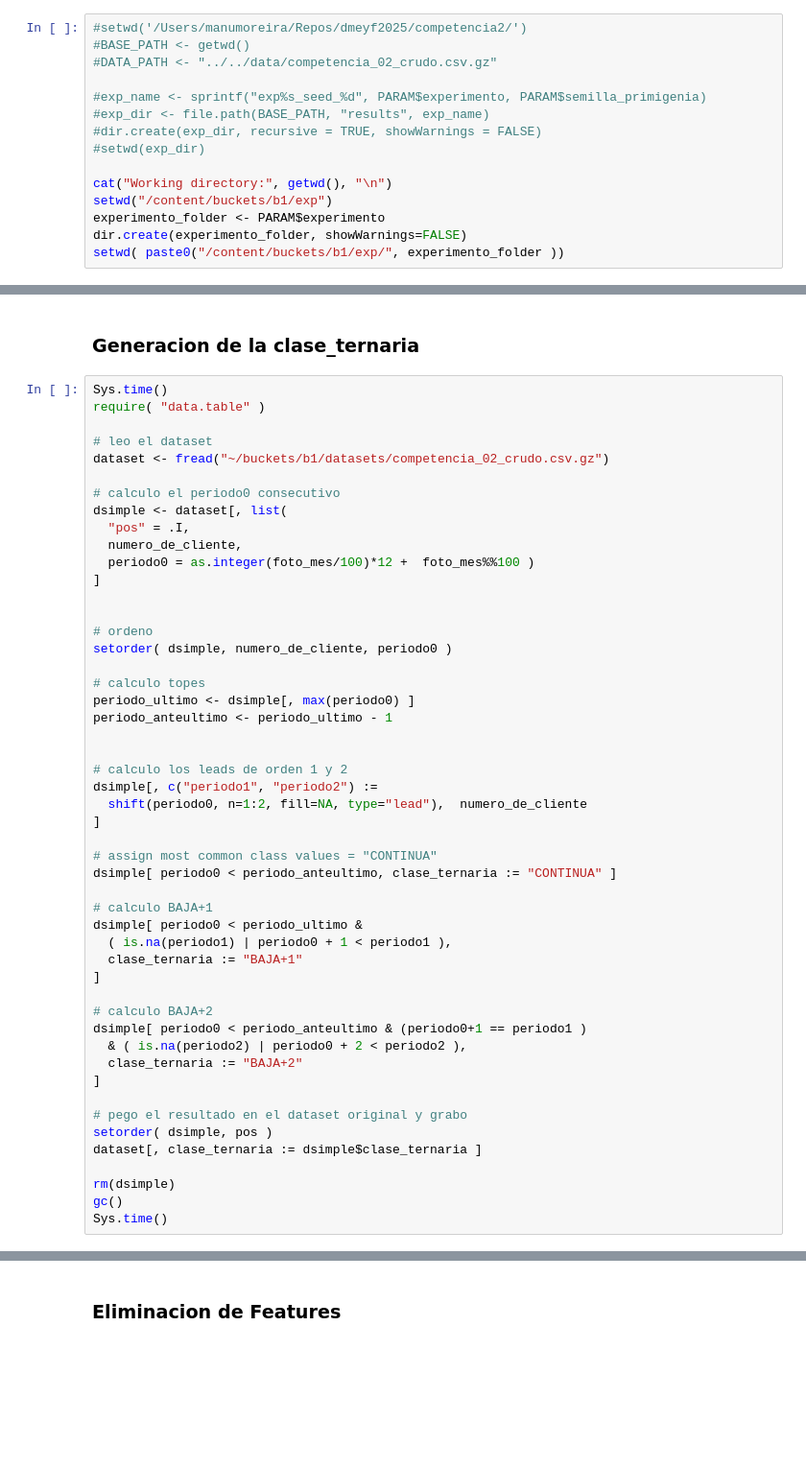
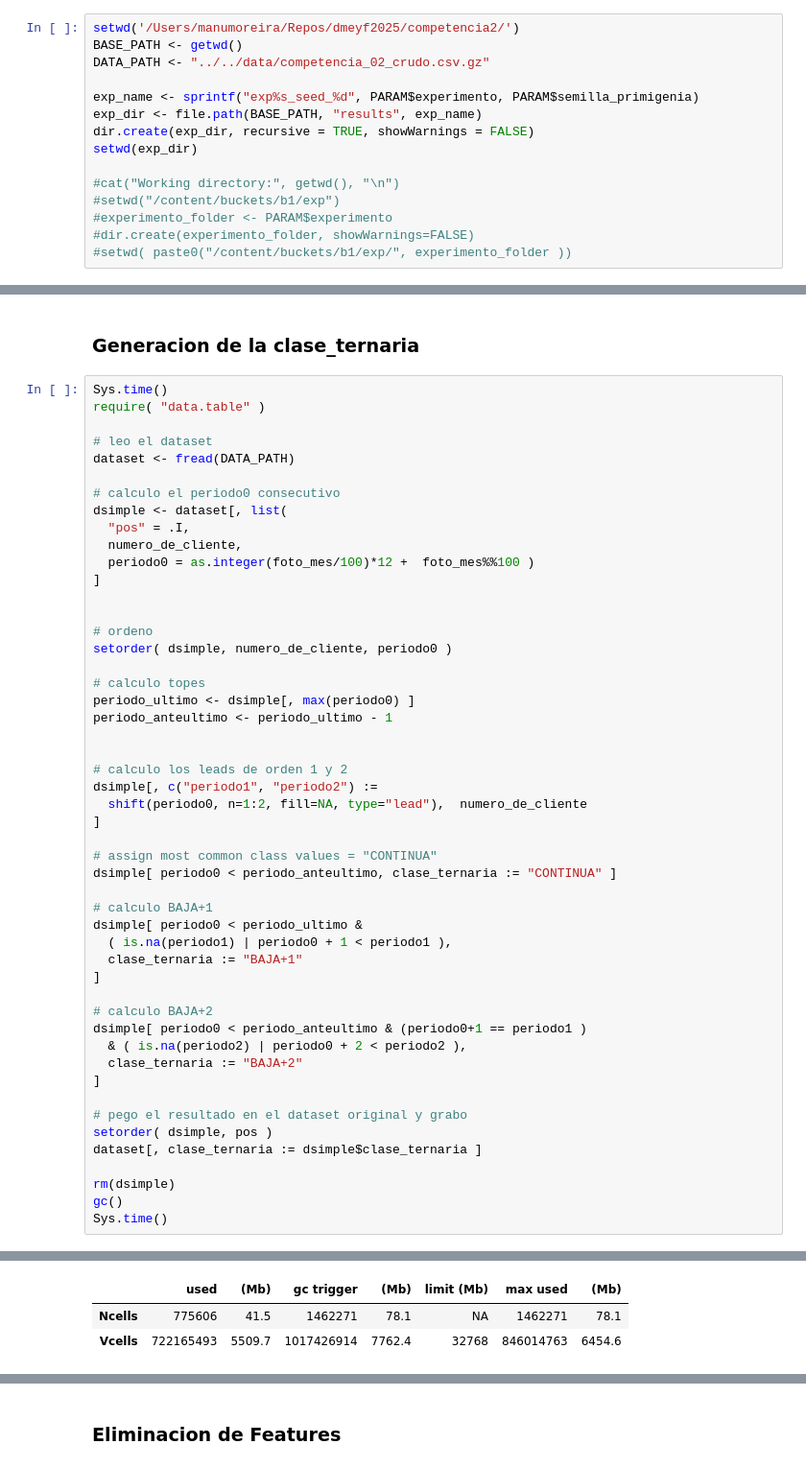
Before and after one commit to manumoreira/dmeyf2025, a Jupyter notebook: competencia2/notebooks/workflow-jueves.Exp5.ipynb, the cells around one changed output, grey strips where cells are left out. Shown at 96% size. Saved outputs shown, nothing was run; the diff lists cells and outputs as text; blank space fills up the shorter version.

```diff
--- a/competencia2/notebooks/workflow-jueves.Exp5.ipynb
+++ b/competencia2/notebooks/workflow-jueves.Exp5.ipynb
@@ -19,20 +25,20 @@ PARAM <- list()
 PARAM$experimento <- "5.0"
 PARAM$semilla_primigenia <- 450343
 # %%
-#setwd('/Users/manumoreira/Repos/dmeyf2025/competencia2/')
-#BASE_PATH <- getwd()
-#DATA_PATH <- "../../data/competencia_02_crudo.csv.gz"
+setwd('/Users/manumoreira/Repos/dmeyf2025/competencia2/')
+BASE_PATH <- getwd()
+DATA_PATH <- "../../data/competencia_02_crudo.csv.gz"
 
-#exp_name <- sprintf("exp%s_seed_%d", PARAM$experimento, PARAM$semilla_primigenia)
-#exp_dir <- file.path(BASE_PATH, "results", exp_name)
-#dir.create(exp_dir, recursive = TRUE, showWarnings = FALSE)
-#setwd(exp_dir)
+exp_name <- sprintf("exp%s_seed_%d", PARAM$experimento, PARAM$semilla_primigenia)
+exp_dir <- file.path(BASE_PATH, "results", exp_name)
+dir.create(exp_dir, recursive = TRUE, showWarnings = FALSE)
+setwd(exp_dir)
 
-cat("Working directory:", getwd(), "\n")
-setwd("/content/buckets/b1/exp")
-experimento_folder <- PARAM$experimento
-dir.create(experimento_folder, showWarnings=FALSE)
-setwd( paste0("/content/buckets/b1/exp/", experimento_folder ))
+#cat("Working directory:", getwd(), "\n")
+#setwd("/content/buckets/b1/exp")
+#experimento_folder <- PARAM$experimento
+#dir.create(experimento_folder, showWarnings=FALSE)
+#setwd( paste0("/content/buckets/b1/exp/", experimento_folder ))
 # %% [markdown]
 ## Preprocesamiento
 # %% [markdown]
@@ -42,7 +48,7 @@ Sys.time()
 require( "data.table" )
 
 # leo el dataset
-dataset <- fread("~/buckets/b1/datasets/competencia_02_crudo.csv.gz")
+dataset <- fread(DATA_PATH)
 
 # calculo el periodo0 consecutivo
 dsimple <- dataset[, list(
@@ -87,3 +93,4 @@ dataset[, clase_ternaria := dsimple$clase_ternaria ]
 rm(dsimple)
 gc()
 Sys.time()
+# %% [output]
@@ -89,0 +100,3 @@ Sys.time()
+|  | used | (Mb) | gc trigger | (Mb) | limit (Mb) | max used | (Mb) |
+| Ncells | 775606 | 41.5 | 1462271 | 78.1 | NA | 1462271 | 78.1 |
+| Vcells | 722165493 | 5509.7 | 1017426914 | 7762.4 | 32768 | 846014763 | 6454.6 |
```
Also changed, not shown: parts of 9 cells of this notebook.
